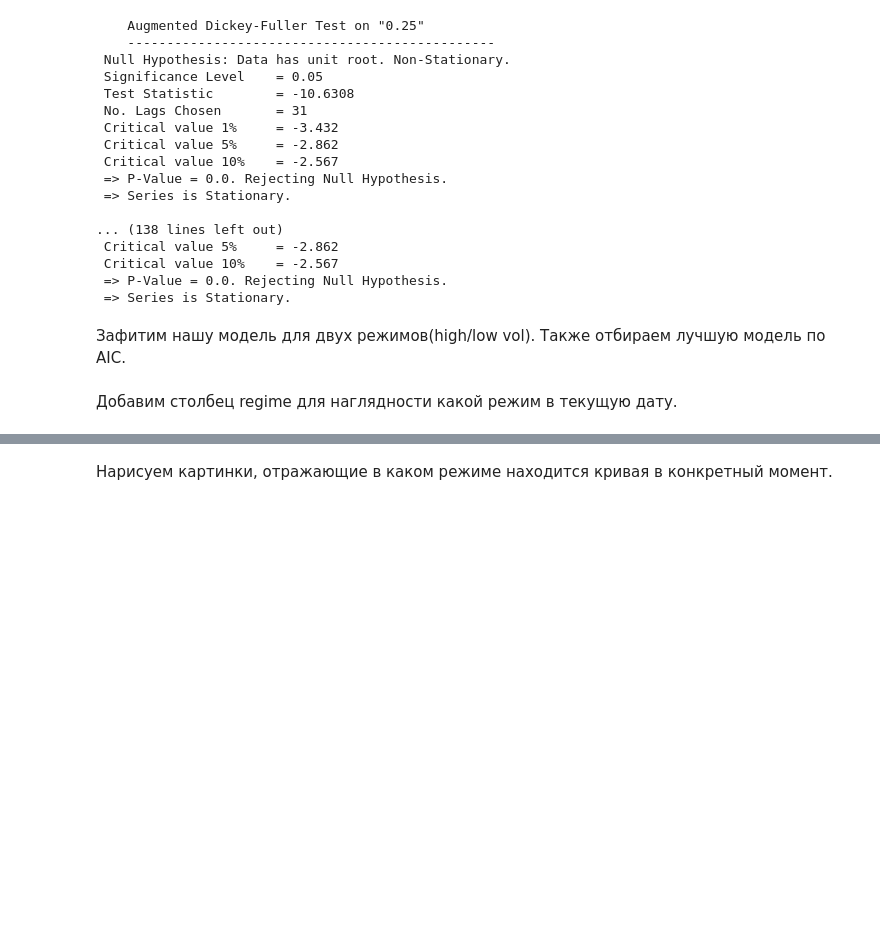
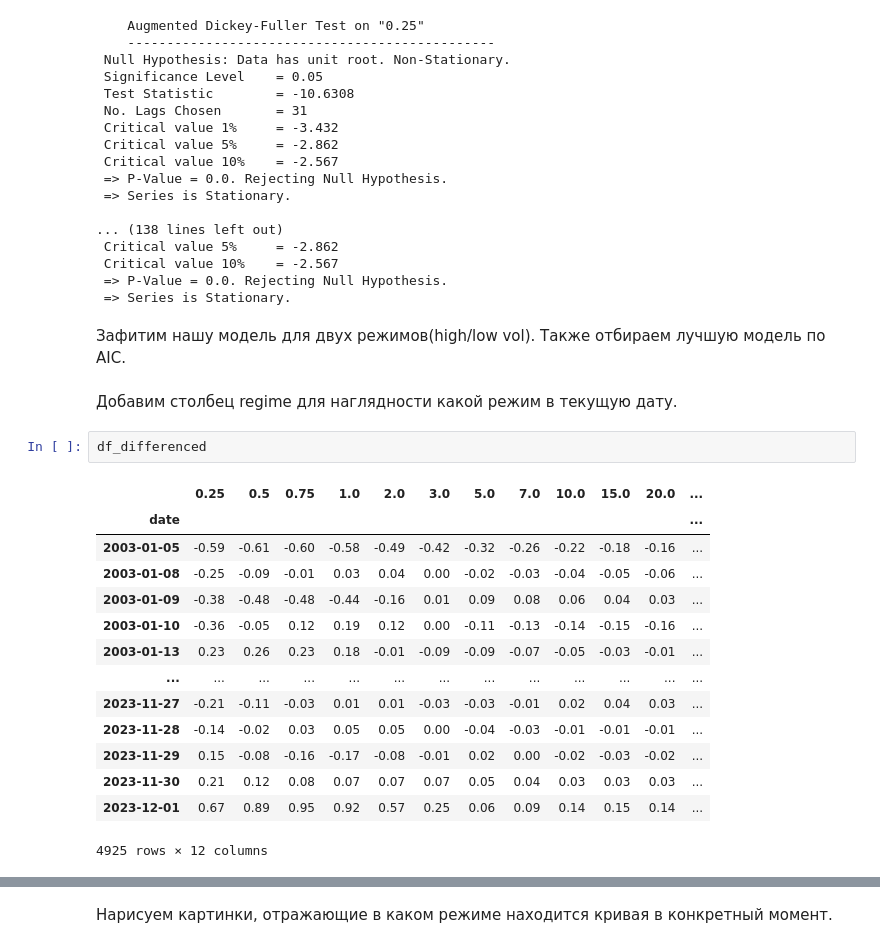
Before and after one commit to VsevolodZaostrovsky/MOEX-Yield-Curve-Forecasting, a Jupyter notebook: ConsideringModels/MainFiles/markov_switch_model.ipynb, the cells around one changed output, grey strips where cells are left out. Drawn from its saved outputs; the diff is of its cells as text; blank space fills up the shorter version.

```diff
--- a/ConsideringModels/MainFiles/markov_switch_model.ipynb
+++ b/ConsideringModels/MainFiles/markov_switch_model.ipynb
@@ -142,4 +131,21 @@ for name, column in df_train_differenced.iteritems():
 Зафитим нашу модель для двух режимов(high/low vol). Также отбираем лучшую модель по AIC.
 # %% [markdown]
 Добавим столбец regime для наглядности какой режим в текущую дату.
+# %%
+df_differenced
+# %% [output]
+|  | 0.25 | 0.5 | 0.75 | 1.0 | 2.0 | 3.0 | 5.0 | 7.0 | 10.0 | 15.0 | 20.0 | ... |
+| date |  |  |  |  |  |  |  |  |  |  |  | ... |
+| 2003-01-05 | -0.59 | -0.61 | -0.60 | -0.58 | -0.49 | -0.42 | -0.32 | -0.26 | -0.22 | -0.18 | -0.16 | ... |
+| 2003-01-08 | -0.25 | -0.09 | -0.01 | 0.03 | 0.04 | 0.00 | -0.02 | -0.03 | -0.04 | -0.05 | -0.06 | ... |
+| 2003-01-09 | -0.38 | -0.48 | -0.48 | -0.44 | -0.16 | 0.01 | 0.09 | 0.08 | 0.06 | 0.04 | 0.03 | ... |
+| 2003-01-10 | -0.36 | -0.05 | 0.12 | 0.19 | 0.12 | 0.00 | -0.11 | -0.13 | -0.14 | -0.15 | -0.16 | ... |
+| 2003-01-13 | 0.23 | 0.26 | 0.23 | 0.18 | -0.01 | -0.09 | -0.09 | -0.07 | -0.05 | -0.03 | -0.01 | ... |
+| ... | ... | ... | ... | ... | ... | ... | ... | ... | ... | ... | ... | ... |
+| 2023-11-27 | -0.21 | -0.11 | -0.03 | 0.01 | 0.01 | -0.03 | -0.03 | -0.01 | 0.02 | 0.04 | 0.03 | ... |
+| 2023-11-28 | -0.14 | -0.02 | 0.03 | 0.05 | 0.05 | 0.00 | -0.04 | -0.03 | -0.01 | -0.01 | -0.01 | ... |
+| 2023-11-29 | 0.15 | -0.08 | -0.16 | -0.17 | -0.08 | -0.01 | 0.02 | 0.00 | -0.02 | -0.03 | -0.02 | ... |
+| 2023-11-30 | 0.21 | 0.12 | 0.08 | 0.07 | 0.07 | 0.07 | 0.05 | 0.04 | 0.03 | 0.03 | 0.03 | ... |
+| 2023-12-01 | 0.67 | 0.89 | 0.95 | 0.92 | 0.57 | 0.25 | 0.06 | 0.09 | 0.14 | 0.15 | 0.14 | ... |
+4925 rows × 12 columns
 # %%
```
Also changed, not shown: parts of 16 cells of this notebook, 2 other files.
